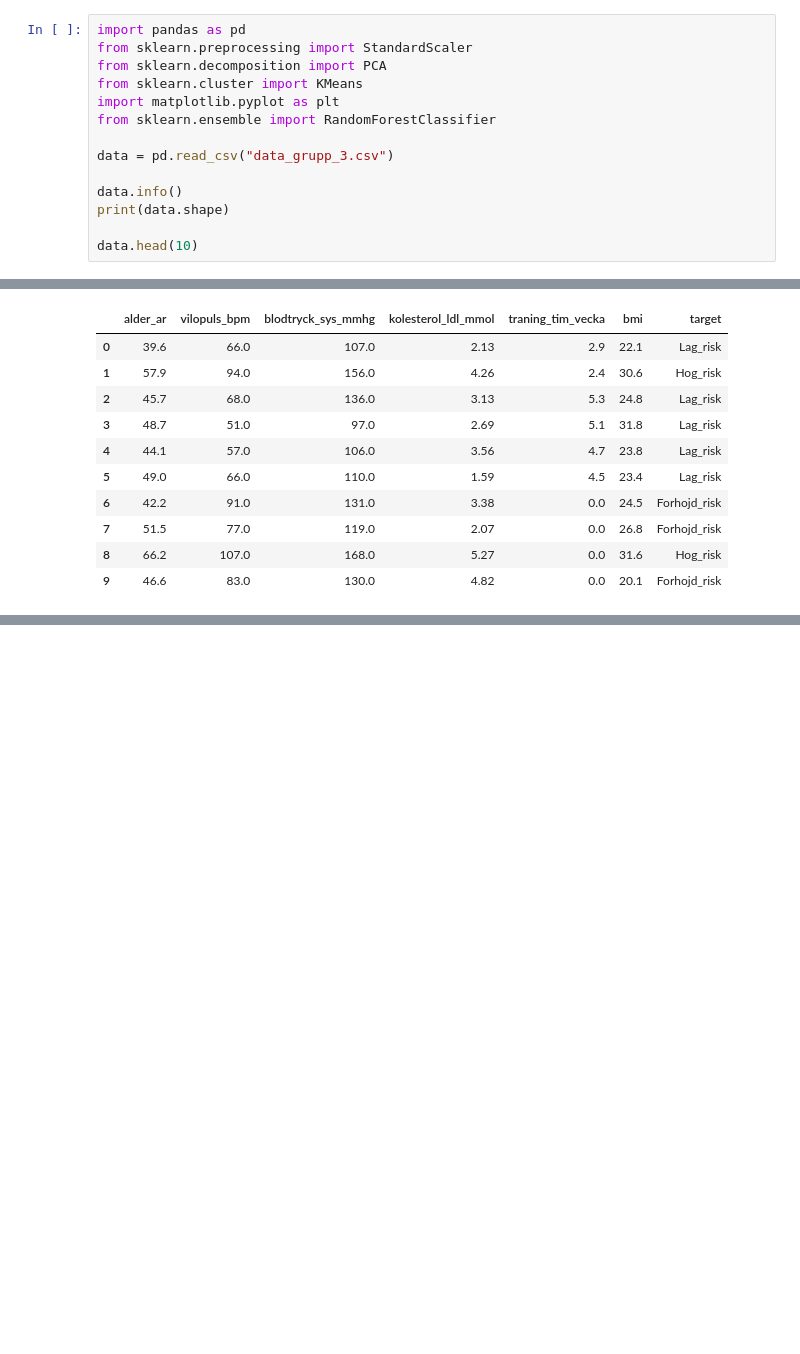
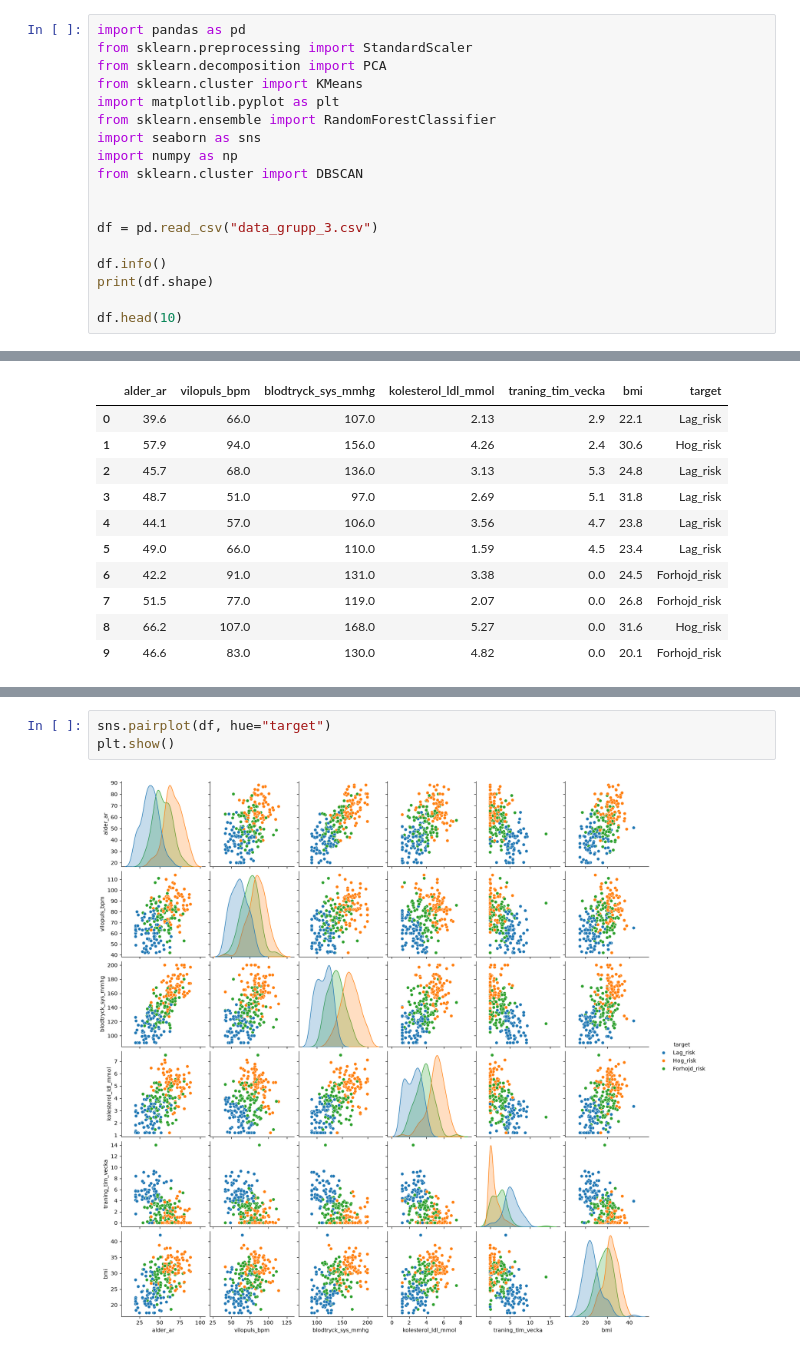
Before and after one commit to Dennislydin/Lab1_MachineLearning_Unsupervised_Supervised, a Jupyter notebook: Lab1.ipynb, the cells around one changed output, grey strips where cells are left out. Saved outputs shown, nothing was run; the diff lists cells and outputs as text; blank space fills up the shorter version.

Commit message:
Arbetet med labben till och med DBSCAN

```diff
--- a/Lab1.ipynb
+++ b/Lab1.ipynb
@@ -5,13 +5,17 @@ from sklearn.decomposition import PCA
 from sklearn.cluster import KMeans
 import matplotlib.pyplot as plt
 from sklearn.ensemble import RandomForestClassifier
+import seaborn as sns
+import numpy as np
+from sklearn.cluster import DBSCAN
 
-data = pd.read_csv("data_grupp_3.csv")
 
-data.info()
-print(data.shape)
+df = pd.read_csv("data_grupp_3.csv")
 
-data.head(10)
+df.info()
+print(df.shape)
+
+df.head(10)
 # %% [output]
 <class 'pandas.DataFrame'>
 RangeIndex: 240 entries, 0 to 239
@@ -49,0 +66,5 @@ Name: count, dtype: int64
+# %%
+sns.pairplot(df, hue="target")
+plt.show()
+# %% [output]
+[figure, added]
```
Also changed, not shown: parts of 7 cells of this notebook.
